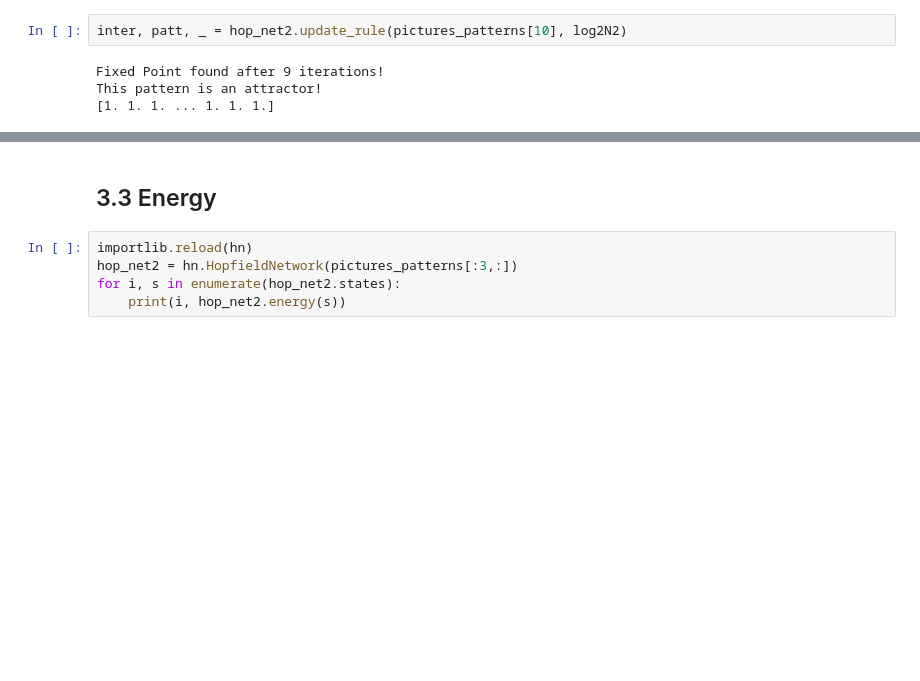
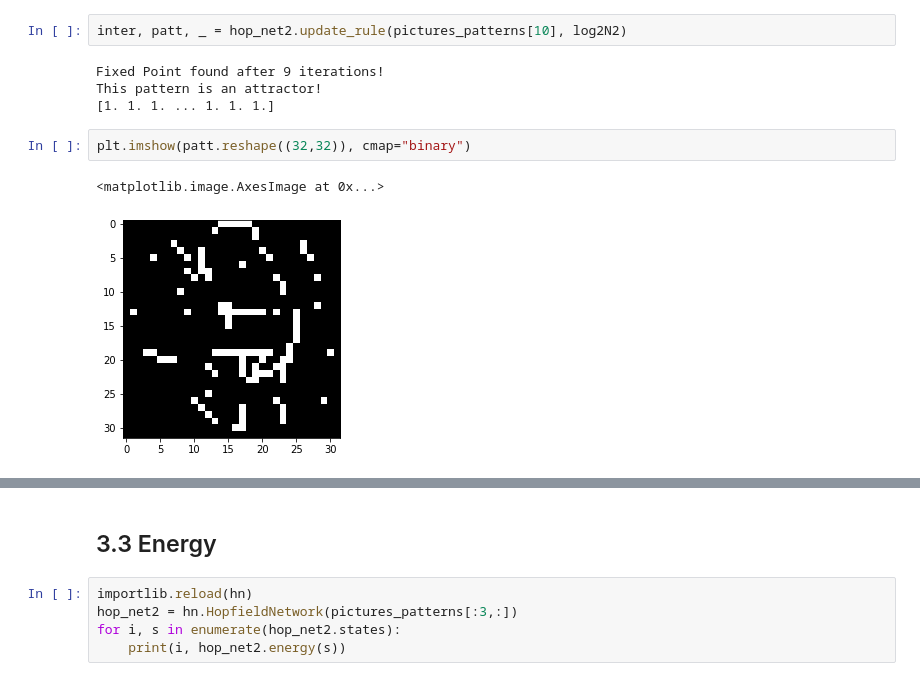
Before and after one commit to kenza-bouzid/ann_labs, a Jupyter notebook: lab3/experiments_1.ipynb, the cells around one changed output, grey strips where cells are left out. Saved outputs shown, nothing was run; the diff lists cells and outputs as text; blank space fills up the shorter version.

```diff
--- a/lab3/experiments_1.ipynb
+++ b/lab3/experiments_1.ipynb
@@ -116,4 +116,9 @@ inter, patt, _ = hop_net2.update_rule(pictures_patterns[10], log2N2)
 Fixed Point found after 9 iterations!
 This pattern is an attractor!
 [1. 1. 1. ... 1. 1. 1.]
+# %%
+plt.imshow(patt.reshape((32,32)), cmap="binary")
+# %% [output]
+<matplotlib.image.AxesImage at 0x...>
+[figure, added]
 # %%
```
Also changed, not shown: parts of 5 cells of this notebook, 1 other file.
